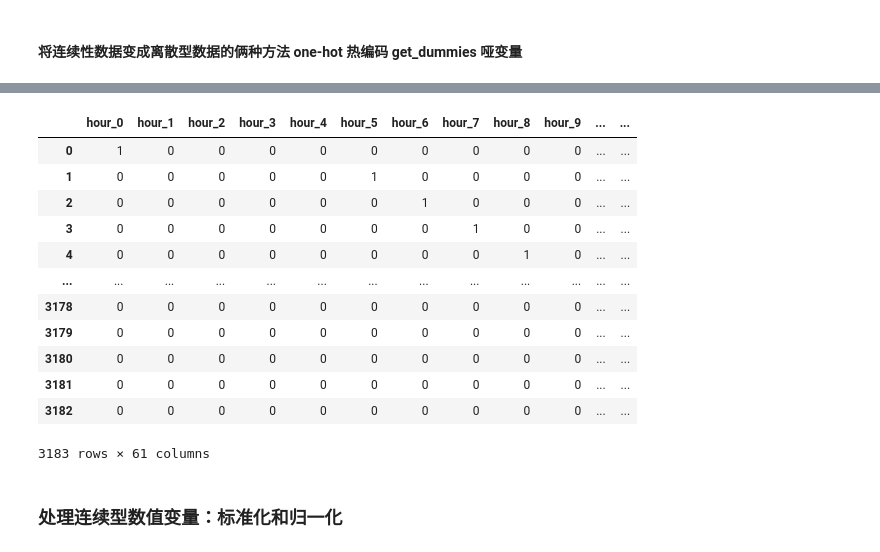
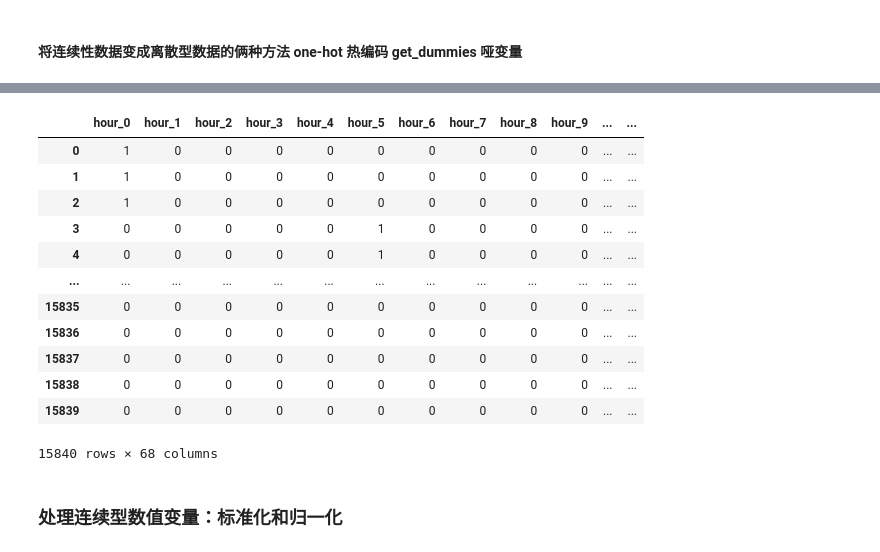
Before and after one commit to yanlingpy/Bus, a Jupyter notebook: code/bus.ipynb, the cells around one changed output, grey strips where cells are left out. Cells and saved outputs as stored; diff of their text form; code cells hidden in the pictures.

```diff
--- a/code/bus.ipynb
+++ b/code/bus.ipynb
@@ -90,6 +90,3 @@ See the caveats in the documentation: https://pandas.pydata.org/pandas-docs/stab
 | 2 | 广州 | 281 | 3f9c5fb36b3558e9bdf2b498e4b17d67 | 36f7c3edb84d90fa2427ffe60f014d38 | 广州 | 2014-08-21 14:00:00 | 普通卡 |
 | 3 | 广州 | 281 | 9810dbdd5ff325b4078a3ffcaa538574 | 875cb3e21f66347b6d1420f201fd4ca6 | 广州 | 2014-08-21 18:00:00 | 普通卡 |
 | 6 | 广州 | 281 | 67a5210e1ead8a6ab70d1b9f5bebb815 | 41b8372a9e685ab4f25eeeae7badf521 | 广州 | 2014-08-21 13:00:00 | 普通卡 |
-# %%
-line_281_data['Date_time']=line_281_data['Deal_time'].apply(get_date)
-line_281_data.head()
@@ -293,0 +255,4 @@ memory usage: 137.9 MB
+# %%
+line_281_passengerbytime= line_281_data.groupby(['Deal_time','card_type']).count()['Card_id']
+line_281_passengerbytime=pd.DataFrame(line_281_passengerbytime).reset_index()
+line_281_passengerbytime
@@ -966,3 +945,0 @@ line_281_passengerbytime
-# %%
-line_281_passengerbytime['Date_time']=pd.to_datetime(line_281_passengerbytime['Date_time'])
-line_281_passengerbytime.info()
@@ -1032,5 +995,5 @@ day_of_week
 # %%
 is_holiday = pd.get_dummies(feature_target_data['is_holiday'], prefix='is_holiday')
 # %%
-#card=pd.get_dummies(feature_target_data['card_type'], prefix='card_type')
-#card
+card=pd.get_dummies(feature_target_data['card_type'], prefix='card_type')
+card
@@ -1041,22 +1018,22 @@ behind_wind = pd.get_dummies(feature_target_data['behind_wind'],prefix='behind_w
 front_weather = pd.get_dummies(feature_target_data['front_weather'],prefix='front_weather')
 behind_weather = pd.get_dummies(feature_target_data['behind_weather'],prefix='behind_weather')
 # %%
-category_feature = pd.concat([day_of_hour,is_holiday,day_of_week,behind_wind,front_wind,front_weather,behind_weather],axis=1)
+category_feature = pd.concat([day_of_hour,is_holiday,day_of_week,card,behind_wind,front_wind,front_weather,behind_weather],axis=1)
 category_feature
 # %% [output]
 |  | hour_0 | hour_1 | hour_2 | hour_3 | hour_4 | hour_5 | hour_6 | hour_7 | hour_8 | hour_9 | ... | ... |
 | 0 | 1 | 0 | 0 | 0 | 0 | 0 | 0 | 0 | 0 | 0 | ... | ... |
-| 1 | 0 | 0 | 0 | 0 | 0 | 1 | 0 | 0 | 0 | 0 | ... | ... |
-| 2 | 0 | 0 | 0 | 0 | 0 | 0 | 1 | 0 | 0 | 0 | ... | ... |
-| 3 | 0 | 0 | 0 | 0 | 0 | 0 | 0 | 1 | 0 | 0 | ... | ... |
-| 4 | 0 | 0 | 0 | 0 | 0 | 0 | 0 | 0 | 1 | 0 | ... | ... |
+| 1 | 1 | 0 | 0 | 0 | 0 | 0 | 0 | 0 | 0 | 0 | ... | ... |
+| 2 | 1 | 0 | 0 | 0 | 0 | 0 | 0 | 0 | 0 | 0 | ... | ... |
+| 3 | 0 | 0 | 0 | 0 | 0 | 1 | 0 | 0 | 0 | 0 | ... | ... |
+| 4 | 0 | 0 | 0 | 0 | 0 | 1 | 0 | 0 | 0 | 0 | ... | ... |
 | ... | ... | ... | ... | ... | ... | ... | ... | ... | ... | ... | ... | ... |
-| 3178 | 0 | 0 | 0 | 0 | 0 | 0 | 0 | 0 | 0 | 0 | ... | ... |
-| 3179 | 0 | 0 | 0 | 0 | 0 | 0 | 0 | 0 | 0 | 0 | ... | ... |
-| 3180 | 0 | 0 | 0 | 0 | 0 | 0 | 0 | 0 | 0 | 0 | ... | ... |
-| 3181 | 0 | 0 | 0 | 0 | 0 | 0 | 0 | 0 | 0 | 0 | ... | ... |
-| 3182 | 0 | 0 | 0 | 0 | 0 | 0 | 0 | 0 | 0 | 0 | ... | ... |
+| 15835 | 0 | 0 | 0 | 0 | 0 | 0 | 0 | 0 | 0 | 0 | ... | ... |
+| 15836 | 0 | 0 | 0 | 0 | 0 | 0 | 0 | 0 | 0 | 0 | ... | ... |
+| 15837 | 0 | 0 | 0 | 0 | 0 | 0 | 0 | 0 | 0 | 0 | ... | ... |
+| 15838 | 0 | 0 | 0 | 0 | 0 | 0 | 0 | 0 | 0 | 0 | ... | ... |
+| 15839 | 0 | 0 | 0 | 0 | 0 | 0 | 0 | 0 | 0 | 0 | ... | ... |
-3183 rows × 61 columns
+15840 rows × 68 columns
 # %% [markdown]
 ### 处理连续型数值变量：标准化和归一化
 # %% [markdown]
```
Also changed, not shown: parts of 35 cells of this notebook.
